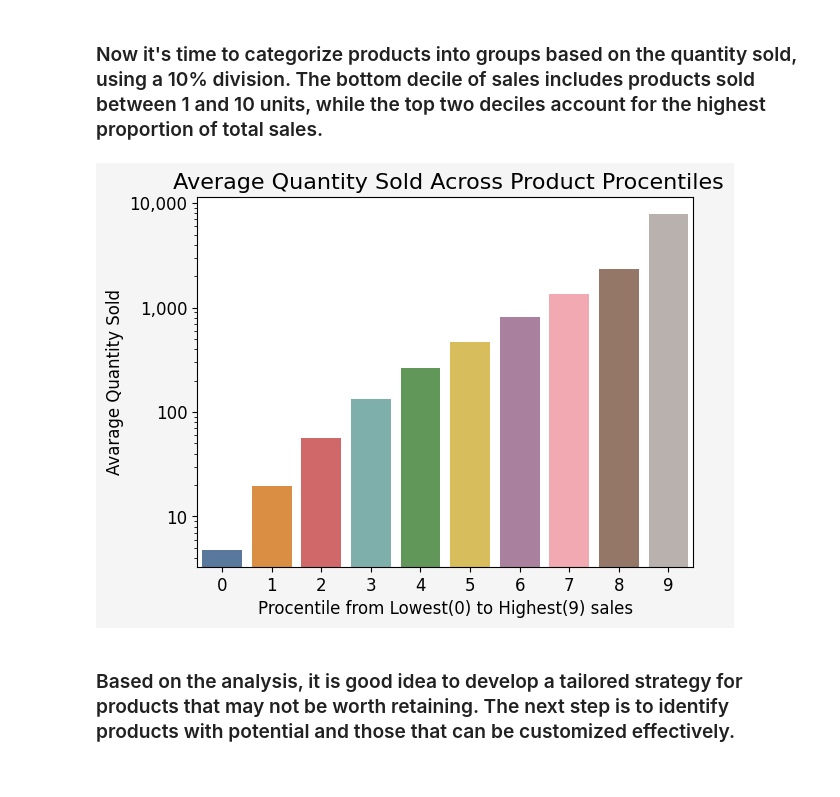
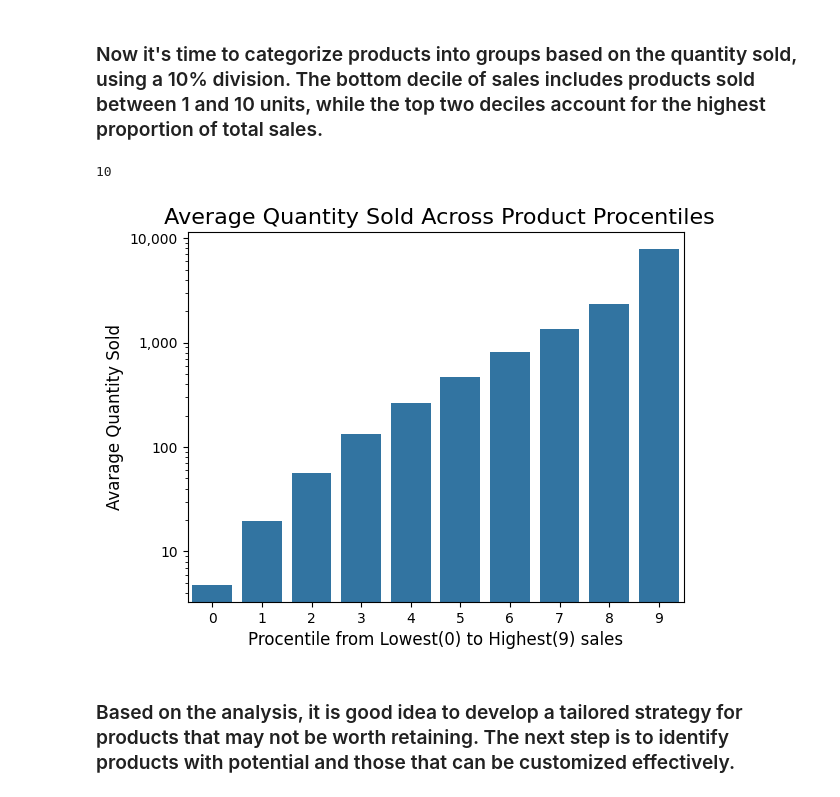
Before and after one commit to rahul8879/ai-ml-akila, a Jupyter notebook: Data_Analysis/02_tata_retail.ipynb, the cells around one changed output. Cells and saved outputs as stored; diff of their text form; code cells hidden in the pictures.

```diff
--- a/Data_Analysis/02_tata_retail.ipynb
+++ b/Data_Analysis/02_tata_retail.ipynb
@@ -232,19 +213,23 @@ Products needed to reach 80% of total sales: 878 of 3877 total products.
 # %% [markdown]
 ### Now it's time to categorize products into groups based on the quantity sold, using a 10% division. The bottom decile of sales includes products sold between 1 and 10 units, while the top two deciles account for the highest proportion of total sales.
+# %%
+product_sorted['percentile'] = pd.qcut(product_sorted['Quantity'], q = 15, labels = False)
+# %% [output]
+10
 # %%
 #Percentile Analysis
 product_sorted['percentile'] = pd.qcut(product_sorted['Quantity'], q = 10, labels = False)
 percentile_avg = product_sorted.groupby('percentile')['Quantity'].mean().reset_index()
 
-sns.barplot(x = 'percentile', y = 'Quantity', data = percentile_avg, palette= color_palette[:len(percentile_avg['percentile'])])
+sns.barplot(x = 'percentile', y = 'Quantity', data = percentile_avg)
 plt.xlabel('Procentile from Lowest(0) to Highest(9) sales', fontsize =12)
 plt.ylabel('Avarage Quantity Sold',fontsize =12)
 plt.title(' Average Quantity Sold Across Product Procentiles', fontsize =16)
 plt.yscale('log')
 plt.gca().yaxis.set_major_formatter(mtick.FuncFormatter(lambda x, _: f'{x:,.0f}'))
 plt.show()
 # %% [output]
-[figure, old version]
+[figure, new version]
 # %% [markdown]
 ### Based on the analysis, it is good idea to develop a tailored strategy for products that may not be worth retaining. The next step is to identify products with potential and those that can be customized effectively.
 # %%
```
Also changed, not shown: parts of 25 cells of this notebook.
